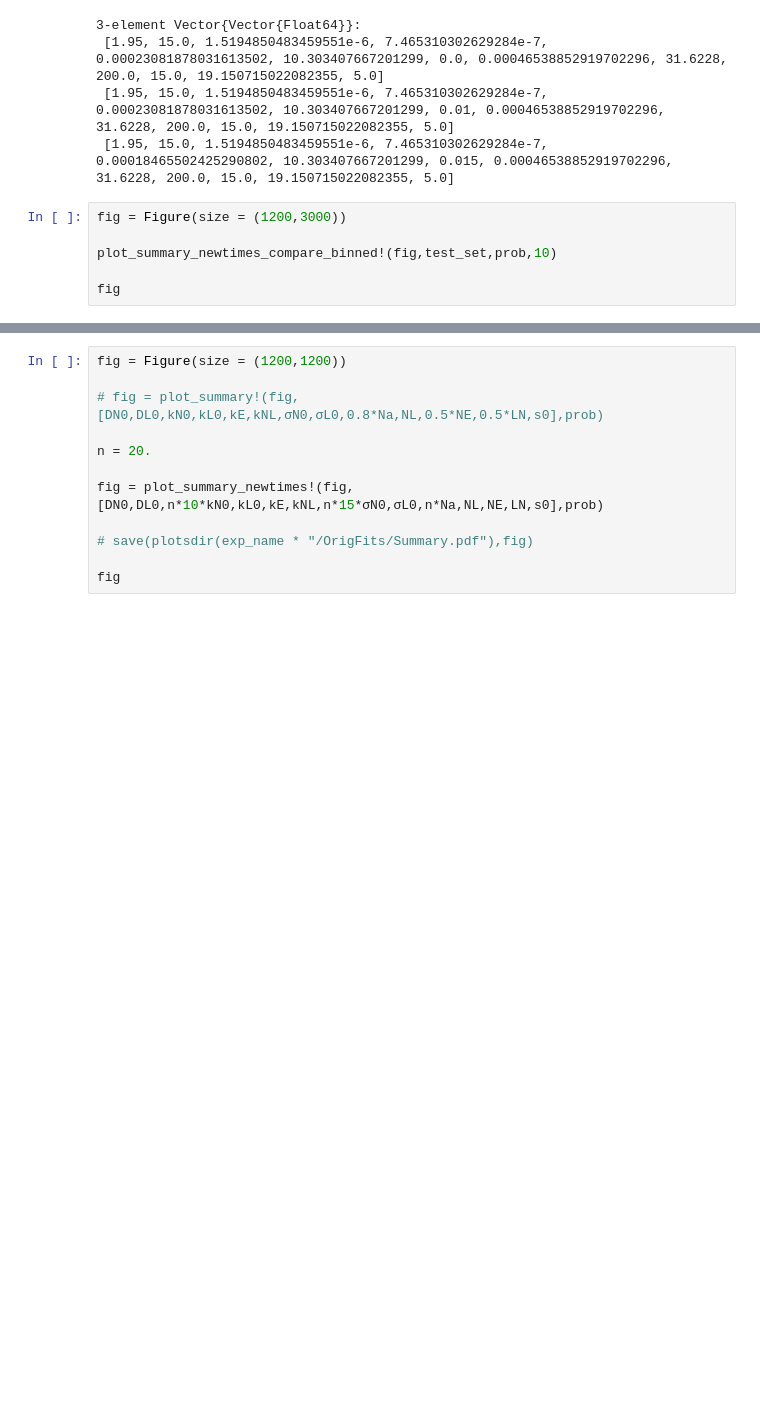
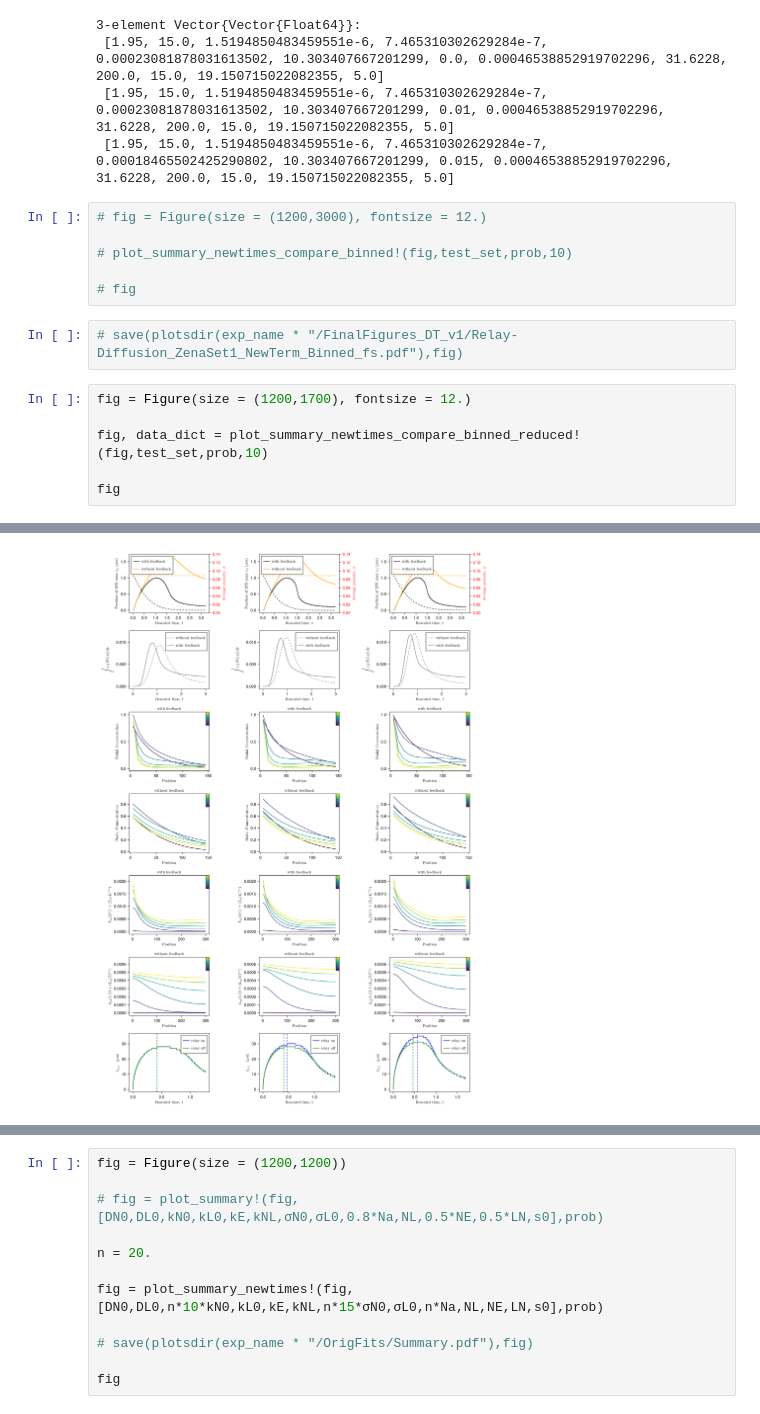
Before and after one commit to harrybooth/TissueRigidity, a Jupyter notebook: notebooks/OptimalParameters - FindRelayDiff_v1.ipynb, the cells around one changed output, grey strips where cells are left out. Cells and saved outputs as stored; diff of their text form; blank space fills up the shorter version.

```diff
--- a/notebooks/OptimalParameters - FindRelayDiff_v1.ipynb
+++ b/notebooks/OptimalParameters - FindRelayDiff_v1.ipynb
@@ -241,8 +240,17 @@ test_set = [[DN0,DL0,kN0,kL0,kE,kNL,0*σN0,σL0,Na,NL,NE,LN,s0],pv_orig,[DN0,DL0
  [1.95, 15.0, 1.5194850483459551e-6, 7.465310302629284e-7, 0.00023081878031613502, 10.303407667201299, 0.01, 0.00046538852919702296, 31.6228, 200.0, 15.0, 19.150715022082355, 5.0]
  [1.95, 15.0, 1.5194850483459551e-6, 7.465310302629284e-7, 0.00018465502425290802, 10.303407667201299, 0.015, 0.00046538852919702296, 31.6228, 200.0, 15.0, 19.150715022082355, 5.0]
 # %%
-fig = Figure(size = (1200,3000))
+# fig = Figure(size = (1200,3000), fontsize = 12.)
 
-plot_summary_newtimes_compare_binned!(fig,test_set,prob,10)
+# plot_summary_newtimes_compare_binned!(fig,test_set,prob,10)
 
-fig
+# fig
+# %%
+# save(plotsdir(exp_name * "/FinalFigures_DT_v1/Relay-Diffusion_ZenaSet1_NewTerm_Binned_fs.pdf"),fig)
+# %%
+fig = Figure(size = (1200,1700), fontsize = 12.)
+
+fig, data_dict = plot_summary_newtimes_compare_binned_reduced!(fig,test_set,prob,10)
+
+fig
+# %% [output]
@@ -249 +274,2 @@ fig
+[figure, added]
 # %%
```
Also changed, not shown: parts of 12 cells of this notebook, 21 other files.
